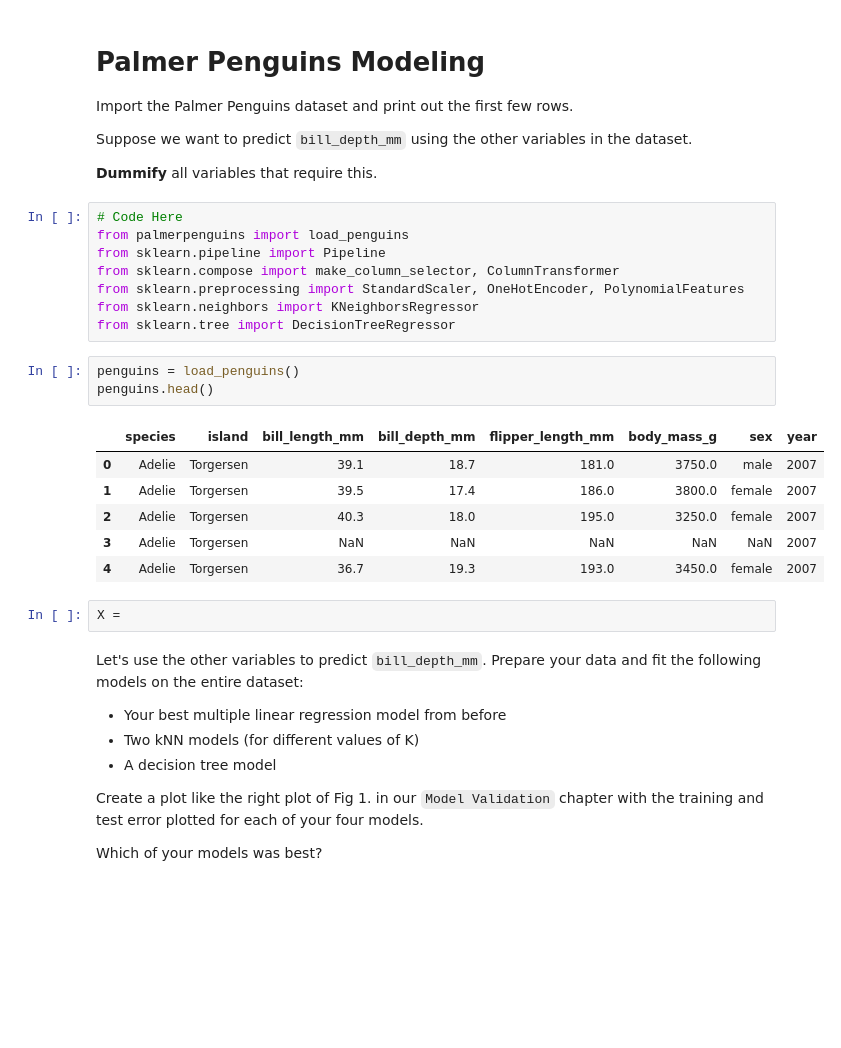
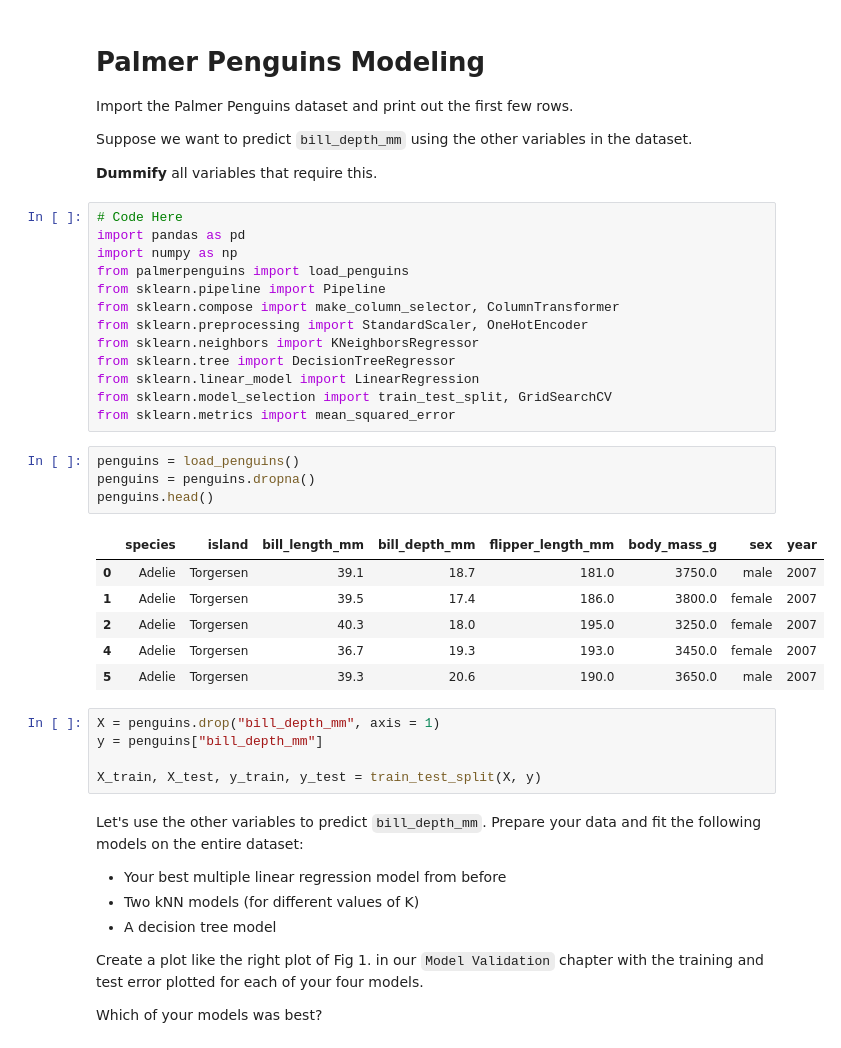
Before and after one commit to bnkessler/Data-Science-and-Machine-Learning, a Jupyter notebook: Week8/Practice_Activity_kNN_and_Decision_Trees.ipynb, the cells around one changed output. Cells and saved outputs as stored; diff of their text form; blank space fills up the shorter version.

```diff
--- a/Week8/Practice_Activity_kNN_and_Decision_Trees.ipynb
+++ b/Week8/Practice_Activity_kNN_and_Decision_Trees.ipynb
@@ -8,24 +19,33 @@ Suppose we want to predict `bill_depth_mm` using the other variables in the data
 **Dummify** all variables that require this.
 # %%
 # Code Here
+import pandas as pd
+import numpy as np
 from palmerpenguins import load_penguins
 from sklearn.pipeline import Pipeline
 from sklearn.compose import make_column_selector, ColumnTransformer
-from sklearn.preprocessing import StandardScaler, OneHotEncoder, PolynomialFeatures
+from sklearn.preprocessing import StandardScaler, OneHotEncoder
 from sklearn.neighbors import KNeighborsRegressor
 from sklearn.tree import DecisionTreeRegressor
+from sklearn.linear_model import LinearRegression
+from sklearn.model_selection import train_test_split, GridSearchCV
+from sklearn.metrics import mean_squared_error
 # %%
 penguins = load_penguins()
+penguins = penguins.dropna()
 penguins.head()
 # %% [output]
 |  | species | island | bill_length_mm | bill_depth_mm | flipper_length_mm | body_mass_g | sex | year |
 | 0 | Adelie | Torgersen | 39.1 | 18.7 | 181.0 | 3750.0 | male | 2007 |
 | 1 | Adelie | Torgersen | 39.5 | 17.4 | 186.0 | 3800.0 | female | 2007 |
 | 2 | Adelie | Torgersen | 40.3 | 18.0 | 195.0 | 3250.0 | female | 2007 |
-| 3 | Adelie | Torgersen | NaN | NaN | NaN | NaN | NaN | 2007 |
 | 4 | Adelie | Torgersen | 36.7 | 19.3 | 193.0 | 3450.0 | female | 2007 |
+| 5 | Adelie | Torgersen | 39.3 | 20.6 | 190.0 | 3650.0 | male | 2007 |
-# %%
-X =
+# %%
+X = penguins.drop("bill_depth_mm", axis = 1)
+y = penguins["bill_depth_mm"]
+
+X_train, X_test, y_train, y_test = train_test_split(X, y)
 # %% [markdown]
 Let's use the other variables to predict `bill_depth_mm`. Prepare your data and fit the following models on the entire dataset:
 
```
Also changed, not shown: parts of 7 cells of this notebook, 3 other files.
